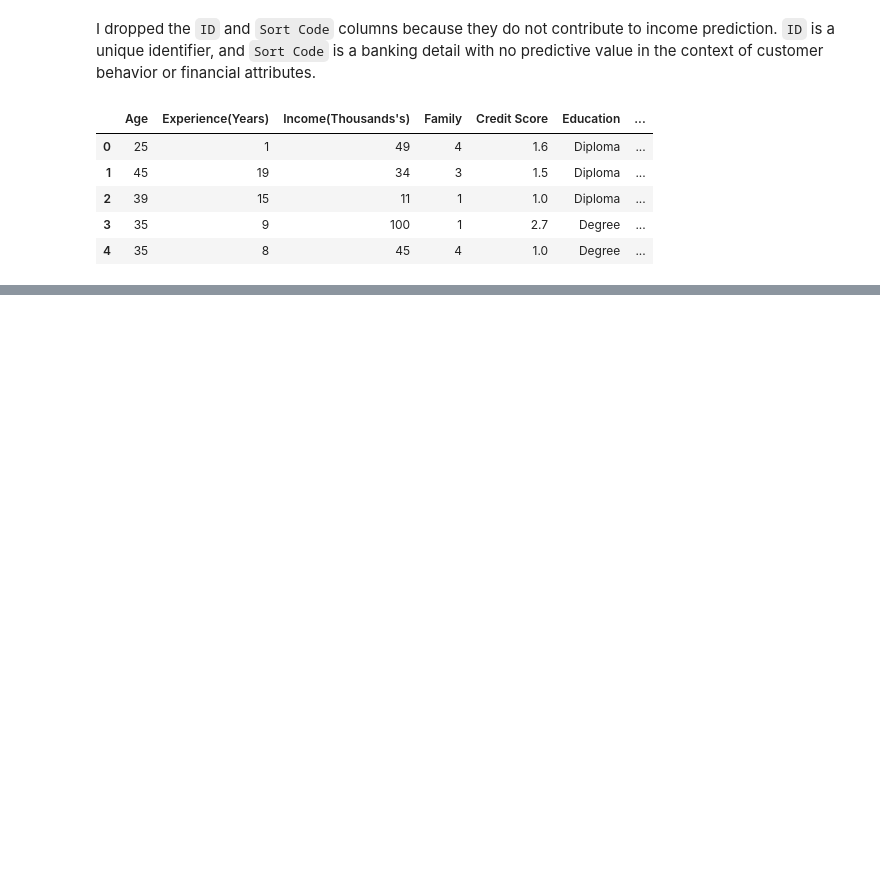
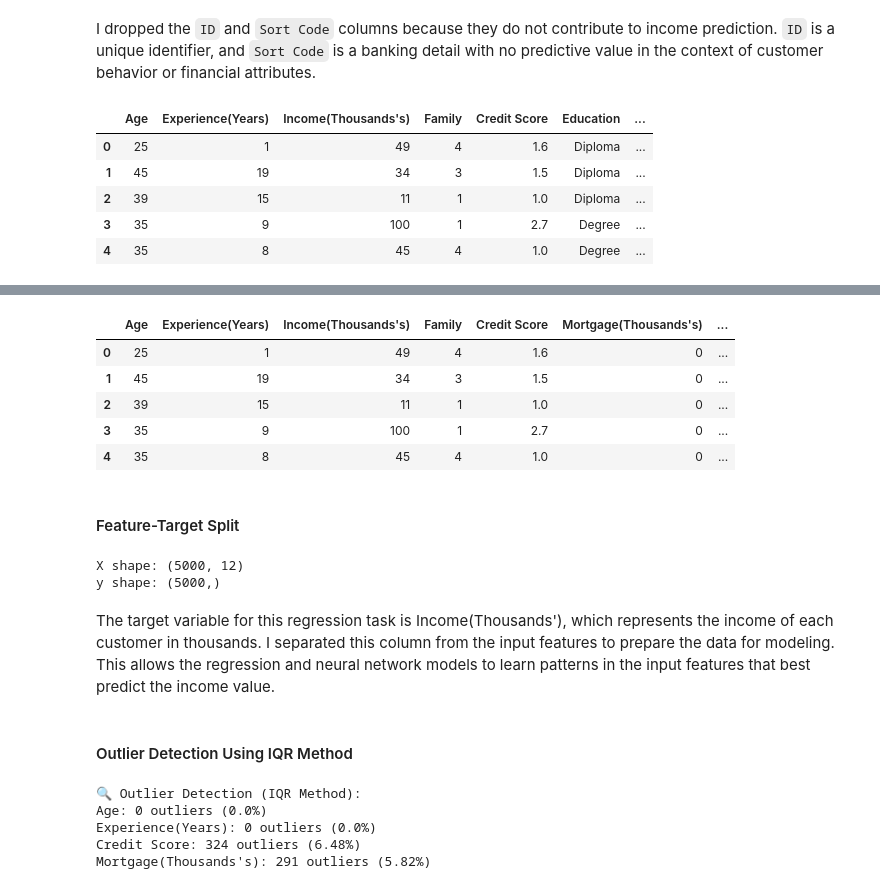
Before and after one commit to Ahmad-385/Income-prediction-Sentiment-analysis, a Jupyter notebook: ML-CA2.ipynb, the cells around one changed output, grey strips where cells are left out. Saved outputs shown, nothing was run; the diff lists cells and outputs as text; code cells hidden in the pictures; blank space fills up the shorter version.

```diff
--- a/ML-CA2.ipynb
+++ b/ML-CA2.ipynb
@@ -288,0 +308,55 @@ df.head()
+# %%
+df.head()
+# %% [output]
+|  | Age | Experience(Years) | Income(Thousands's) | Family | Credit Score | Mortgage(Thousands's) | ... |
+| 0 | 25 | 1 | 49 | 4 | 1.6 | 0 | ... |
+| 1 | 45 | 19 | 34 | 3 | 1.5 | 0 | ... |
+| 2 | 39 | 15 | 11 | 1 | 1.0 | 0 | ... |
+| 3 | 35 | 9 | 100 | 1 | 2.7 | 0 | ... |
+| 4 | 35 | 8 | 45 | 4 | 1.0 | 0 | ... |
+# %% [markdown]
+#### Feature-Target Split
+# %%
+# Define the target column
+target = "Income(Thousands's)"
+
+# Split the dataset into input features (X) and target variable (y)
+X = df.drop(target, axis=1)
+y = df[target]
+
+# Display the dimensions of X and y
+print("X shape:", X.shape)
+print("y shape:", y.shape)
+# %% [output]
+X shape: (5000, 12)
+y shape: (5000,)
+# %% [markdown]
+The target variable for this regression task is Income(Thousands'), which represents the income of each customer in thousands. I separated this column from the input features to prepare the data for modeling.
+This allows the regression and neural network models to learn patterns in the input features that best predict the income value.
+# %% [markdown]
+#### Outlier Detection Using IQR Method
+# %%
+# List of numerical columns to check for outliers (excluding target)
+num_cols = ['Age', 'Experience(Years)', 'Credit Score', "Mortgage(Thousands's)"]
+
+# Function to detect outliers using IQR method
+def detect_outliers_iqr(col):
+    Q1 = df[col].quantile(0.25)  # 25th percentile
+    Q3 = df[col].quantile(0.75)  # 75th percentile
+    IQR = Q3 - Q1                # Interquartile range
+    lower = Q1 - 1.5 * IQR       # Lower bound
+    upper = Q3 + 1.5 * IQR       # Upper bound
+    outliers = df[(df[col] < lower) | (df[col] > upper)]  # Detect outliers
+    return len(outliers), round(100 * len(outliers) / len(df), 2)
+
+# Apply the function to each column and print results
+print("🔍 Outlier Detection (IQR Method):")
+for col in num_cols:
+    count, percent = detect_outliers_iqr(col)
+    print(f"{col}: {count} outliers ({percent}%)")
+# %% [output]
+🔍 Outlier Detection (IQR Method):
+Age: 0 outliers (0.0%)
+Experience(Years): 0 outliers (0.0%)
+Credit Score: 324 outliers (6.48%)
+Mortgage(Thousands's): 291 outliers (5.82%)
```
Also changed, not shown: parts of 8 cells of this notebook.
